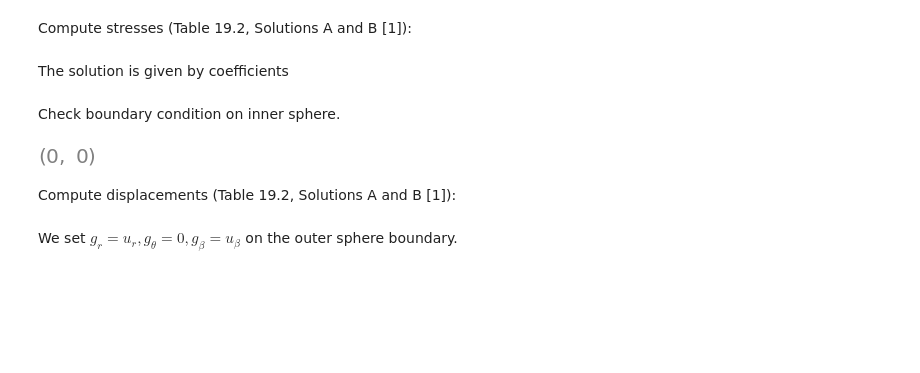
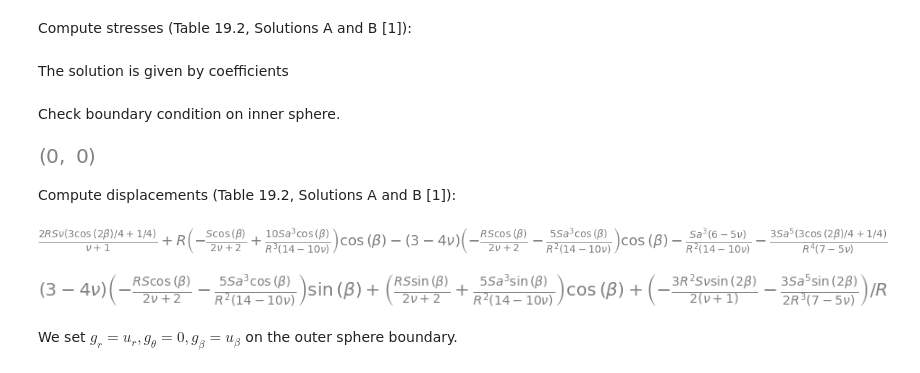
Before and after one commit to TEAR-ERC/tandem, a Jupyter notebook: notebooks/spherical_hole.ipynb, the cells around one changed output. Saved outputs shown, nothing was run; the diff lists cells and outputs as text; code cells hidden in the pictures; blank space fills up the shorter version.

```diff
--- a/notebooks/spherical_hole.ipynb
+++ b/notebooks/spherical_hole.ipynb
@@ -84,5 +84,13 @@ Compute displacements (Table 19.2, Solutions A and B [1]):
 # %%
 uR = (phi.diff(R) + R*cos(b)*w.diff(R) - (3-4*nu)*w*cos(b))/(2*mu)
 ub = (phi.diff(b) / R + cos(b)*w.diff(b) + (3-4*nu)*w*sin(b))/(2*mu)
+# %%
+uR.subs(sol)*2*mu
+# %% [output]
+[figure, added]
+# %%
+ub.subs(sol)*2*mu
+# %% [output]
+[figure, added]
 # %% [markdown]
 We set $g_r=u_r, g_\theta = 0, g_\beta = u_\beta$ on the outer sphere boundary.
```
Also changed, not shown: parts of 7 cells of this notebook, 1 other file.
